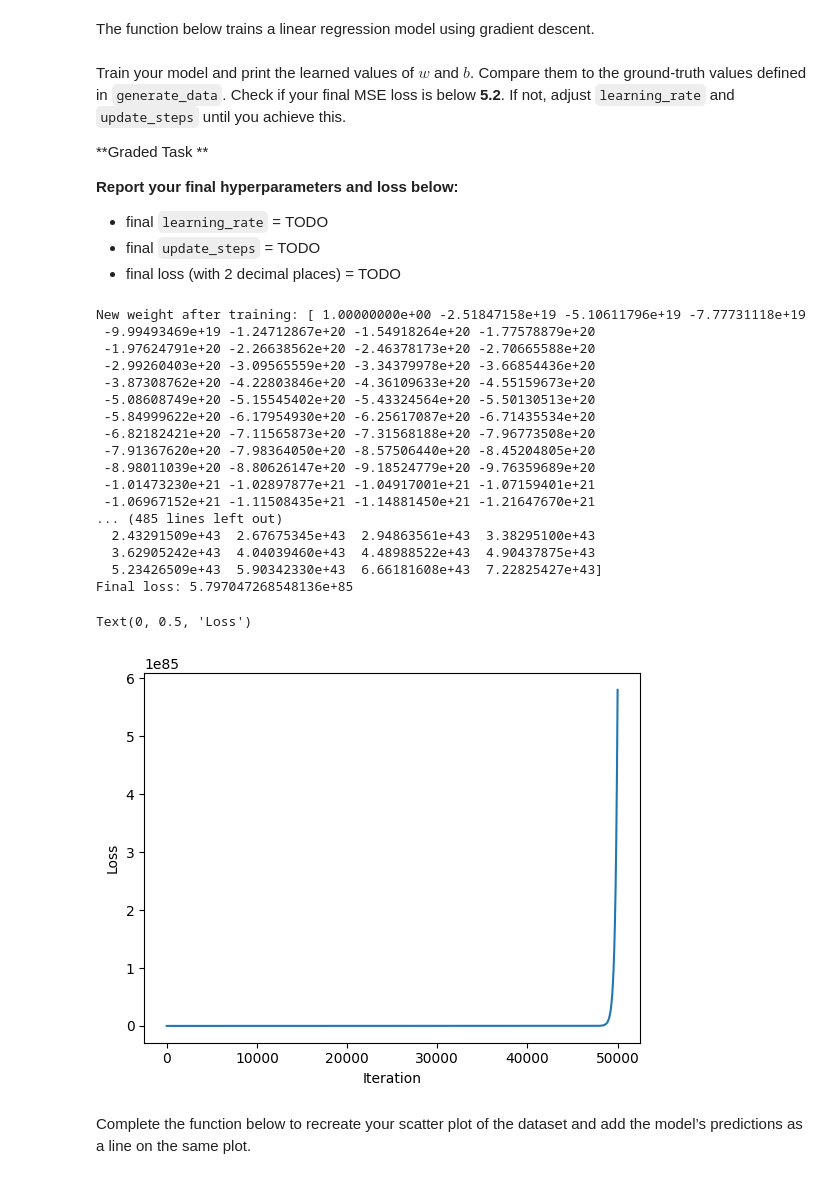
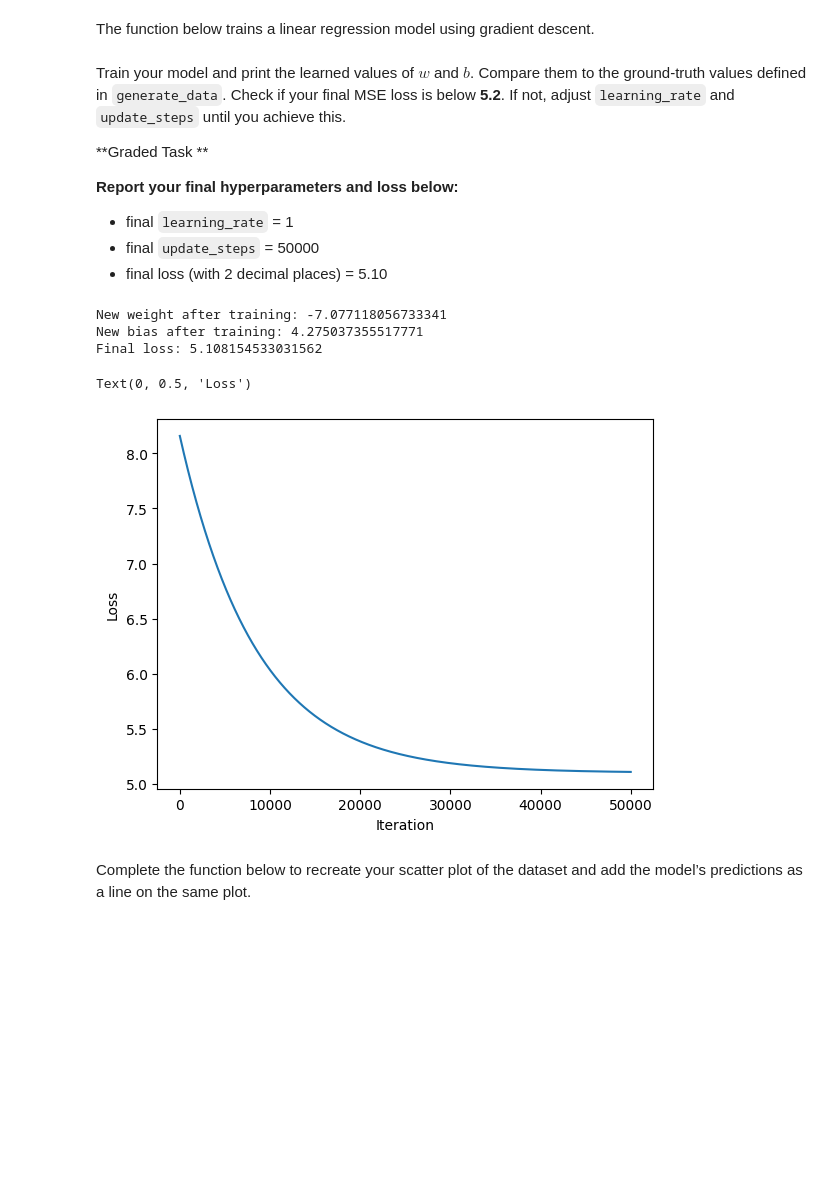
Before and after one commit to rumncoke-ai/CSC413, a Jupyter notebook: hw01.ipynb, the cells around one changed output. Cells and saved outputs as stored; diff of their text form; code cells hidden in the pictures; blank space fills up the shorter version.

```diff
--- a/hw01.ipynb
+++ b/hw01.ipynb
@@ -209,8 +209,8 @@ def dloss_dmodel(weight: float, bias: float, inputs: np.array,
     ##########################################
     ## TODO
     N = inputs.size
-    predicted = (inputs * weight) + bias
-    residuals = targets - predicted
+    predicted = model(weight, bias, inputs)
+    residuals = predicted - targets
     res = residuals/N
     ##########################################
     return res
@@ -330,9 +330,9 @@ Train your model and print the learned values of $w$ and $b$. Compare them to th
 
 **Report your final hyperparameters and loss below:**
 
-* final `learning_rate` = TODO
-* final `update_steps` = TODO
-* final loss (with 2 decimal places) = TODO
+* final `learning_rate` = 1
+* final `update_steps` = 50000
+* final loss (with 2 decimal places) = 5.10
 # %%
 # ========================================================
 # Train your linear regression model
@@ -341,52 +341,38 @@ Train your model and print the learned values of $w$ and $b$. Compare them to th
 # and the number of update steps to minimize the loss.
 # Your goal: achieve a final MSE loss < 5.2.
 #
 # Do NOT change the initial values of weight or bias.
 # Only modify learning_rate and update_steps inside the TODO block.
 # ========================================================
 
 ## Don't change initial parameters
 weight = 1.
 bias = 0.
 
 # Update the parameters (learning_rate and update_steps) below
 #so that your model achieves < 5.2 MSE loss
 #########################################
 ## TODO:
-learning_rate = 0.001
+learning_rate = 1
 update_steps = 50000
 ##########################################
 
 new_weight, new_bias, losses = train_linear_regression(inputs, targets,
                                                        weight, bias,
                                                        learning_rate,
                                                        update_steps)
 print(f"New weight after training: {new_weight}")
 print(f"New bias after training: {new_bias}")
 print(f"Final loss: {losses[-1]}")
 plt.plot(losses)
 plt.xlabel("Iteration")
 plt.ylabel("Loss")
 # %% [output]
-New weight after training: [ 1.00000000e+00 -2.51847158e+19 -5.10611796e+19 -7.77731118e+19
- -9.99493469e+19 -1.24712867e+20 -1.54918264e+20 -1.77578879e+20
- -1.97624791e+20 -2.26638562e+20 -2.46378173e+20 -2.70665588e+20
- -2.99260403e+20 -3.09565559e+20 -3.34379978e+20 -3.66854436e+20
- -3.87308762e+20 -4.22803846e+20 -4.36109633e+20 -4.55159673e+20
- -5.08608749e+20 -5.15545402e+20 -5.43324564e+20 -5.50130513e+20
- -5.84999622e+20 -6.17954930e+20 -6.25617087e+20 -6.71435534e+20
- -6.82182421e+20 -7.11565873e+20 -7.31568188e+20 -7.96773508e+20
- -7.91367620e+20 -7.98364050e+20 -8.57506440e+20 -8.45204805e+20
- -8.98011039e+20 -8.80626147e+20 -9.18524779e+20 -9.76359689e+20
- -1.01473230e+21 -1.02897877e+21 -1.04917001e+21 -1.07159401e+21
- -1.06967152e+21 -1.11508435e+21 -1.14881450e+21 -1.21647670e+21
-... (485 lines left out)
-  2.43291509e+43  2.67675345e+43  2.94863561e+43  3.38295100e+43
-  3.62905242e+43  4.04039460e+43  4.48988522e+43  4.90437875e+43
-  5.23426509e+43  5.90342330e+43  6.66181608e+43  7.22825427e+43]
-Final loss: 5.797047268548136e+85
+New weight after training: -7.077118056733341
+New bias after training: 4.275037355517771
+Final loss: 5.108154533031562
 Text(0, 0.5, 'Loss')
-[figure, old version]
+[figure, new version]
 # %% [markdown]
 Complete the function below to recreate your scatter plot of the dataset and add the model’s predictions as a line on the same plot.
 # %%
```
Also changed, not shown: parts of 23 cells of this notebook.
